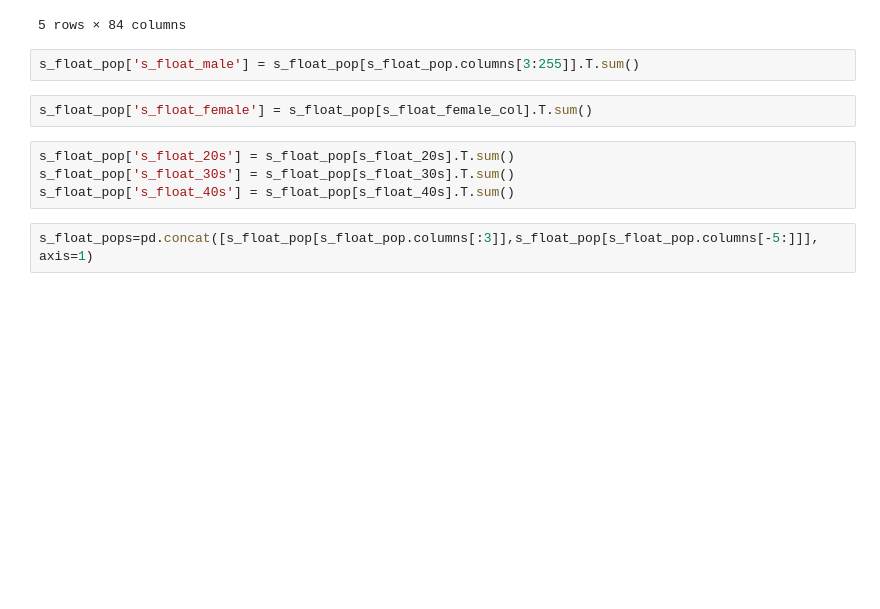
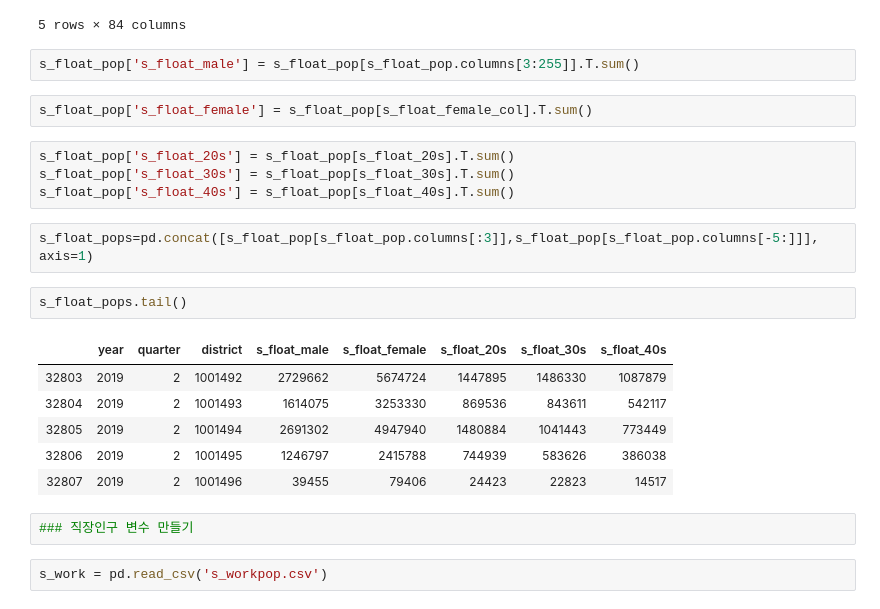
Before and after one commit to dayoungMM/Regression_project, a Jupyter notebook: raw_data/search_variable.ipynb, the cells around one changed output. Cells and saved outputs as stored; diff of their text form; blank space fills up the shorter version.

```diff
--- a/raw_data/search_variable.ipynb
+++ b/raw_data/search_variable.ipynb
@@ -139,3 +139,16 @@ s_float_pop['s_float_30s'] = s_float_pop[s_float_30s].T.sum()
 s_float_pop['s_float_40s'] = s_float_pop[s_float_40s].T.sum()
 # %%
 s_float_pops=pd.concat([s_float_pop[s_float_pop.columns[:3]],s_float_pop[s_float_pop.columns[-5:]]], axis=1)
+# %%
+s_float_pops.tail()
+# %% [output]
+|  | year | quarter | district | s_float_male | s_float_female | s_float_20s | s_float_30s | s_float_40s |
+| 32803 | 2019 | 2 | 1001492 | 2729662 | 5674724 | 1447895 | 1486330 | 1087879 |
+| 32804 | 2019 | 2 | 1001493 | 1614075 | 3253330 | 869536 | 843611 | 542117 |
+| 32805 | 2019 | 2 | 1001494 | 2691302 | 4947940 | 1480884 | 1041443 | 773449 |
+| 32806 | 2019 | 2 | 1001495 | 1246797 | 2415788 | 744939 | 583626 | 386038 |
+| 32807 | 2019 | 2 | 1001496 | 39455 | 79406 | 24423 | 22823 | 14517 |
+# %%
+### 직장인구 변수 만들기
+# %%
+s_work = pd.read_csv('s_workpop.csv')
```
Also changed, not shown: 2 other files.
